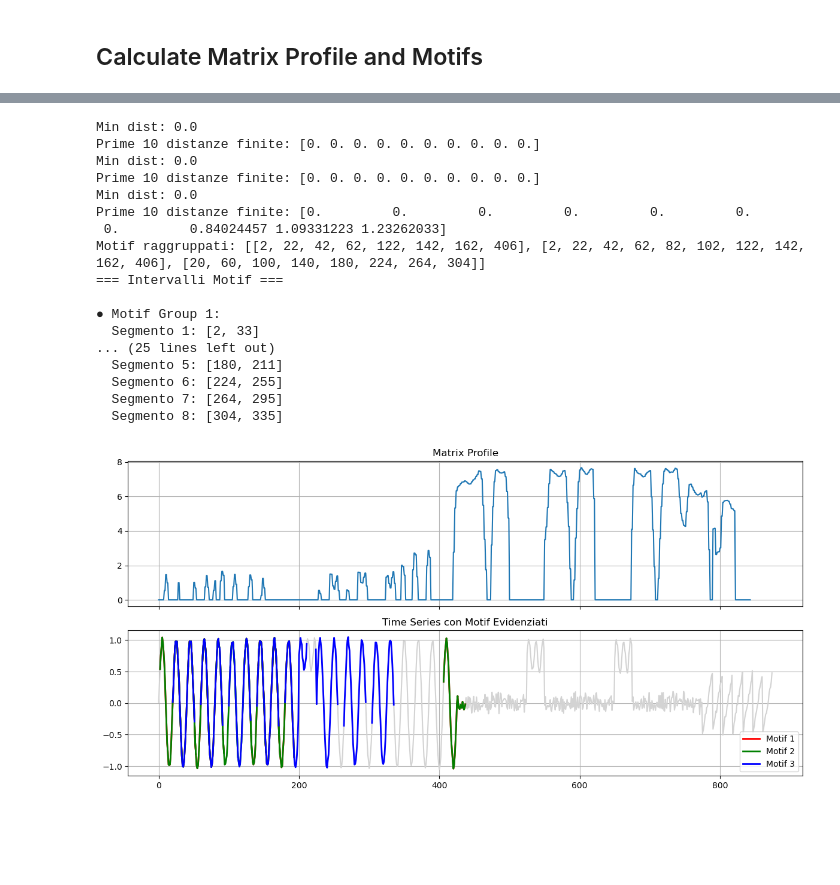
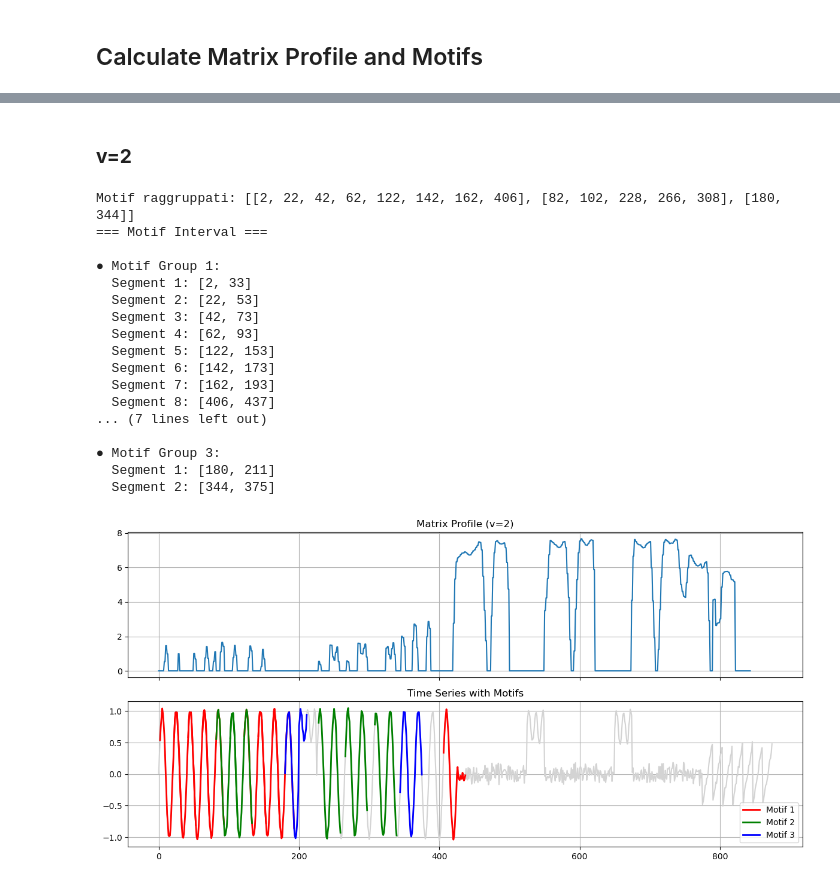
Before and after one commit to S-Nap4/matrixprofile-ts, a Jupyter notebook: docs/examples/Motif Discovery.ipynb, the cells around one changed output, grey strips where cells are left out. Saved outputs shown, nothing was run; the diff lists cells and outputs as text; code cells hidden in the pictures; blank space fills up the shorter version.

```diff
--- a/docs/examples/Motif Discovery.ipynb
+++ b/docs/examples/Motif Discovery.ipynb
@@ -256,40 +278,42 @@ Motif raggruppati: [[4, 24, 44, 64, 84, 104, 124, 144, 164, 229, 249, 269, 289,
+# %% [markdown]
+### **v=2**
 # %%
 # Parametri
 m = 32
 v = 2
 
 # Trova i motif
 motifs, distances, mp = find_motifs_stmp(
     ts=pattern,
     m=m,
     v=v,
     max_motifs=3,
     radius=1.2
 )
 
 
 print("Motif raggruppati:", motifs)
 
 
 print_motif_ranges(motifs, m=32)
 
-plot_motifs(pattern, motifs, mp, m)
+plot_motifs(pattern, motifs, mp, m,v)
 # %% [output]
-Min dist: 0.0
-Prime 10 distanze finite: [0. 0. 0. 0. 0. 0. 0. 0. 0. 0.]
-Min dist: 0.0
-Prime 10 distanze finite: [0. 0. 0. 0. 0. 0. 0. 0. 0. 0.]
-Min dist: 0.0
-Prime 10 distanze finite: [0.         0.         0.         0.         0.         0.
- 0.         0.84024457 1.09331223 1.23262033]
-Motif raggruppati: [[2, 22, 42, 62, 122, 142, 162, 406], [2, 22, 42, 62, 82, 102, 122, 142, 162, 406], [20, 60, 100, 140, 180, 224, 264, 304]]
-=== Intervalli Motif ===
+Motif raggruppati: [[2, 22, 42, 62, 122, 142, 162, 406], [82, 102, 228, 266, 308], [180, 344]]
+=== Motif Interval ===
 
 ● Motif Group 1:
-  Segmento 1: [2, 33]
-... (25 lines left out)
-  Segmento 5: [180, 211]
-  Segmento 6: [224, 255]
-  Segmento 7: [264, 295]
-  Segmento 8: [304, 335]
+  Segment 1: [2, 33]
+  Segment 2: [22, 53]
+  Segment 3: [42, 73]
+  Segment 4: [62, 93]
+  Segment 5: [122, 153]
+  Segment 6: [142, 173]
+  Segment 7: [162, 193]
+  Segment 8: [406, 437]
+... (7 lines left out)
+
+● Motif Group 3:
+  Segment 1: [180, 211]
+  Segment 2: [344, 375]
-[figure, old version]
+[figure, new version]
```
Also changed, not shown: parts of 13 cells of this notebook, 6 other files.
